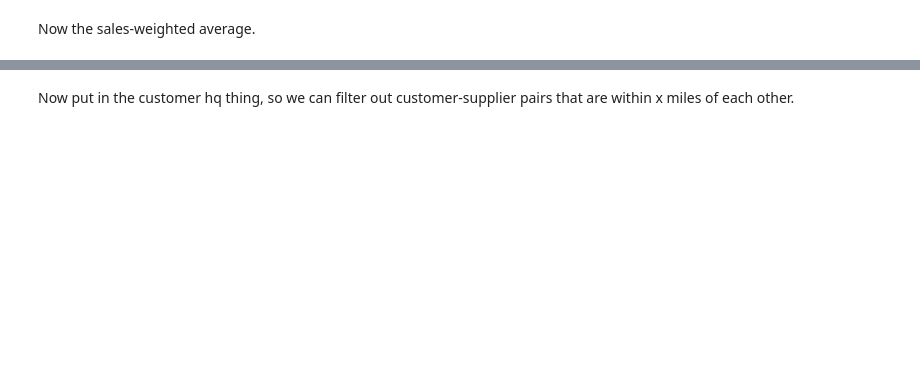
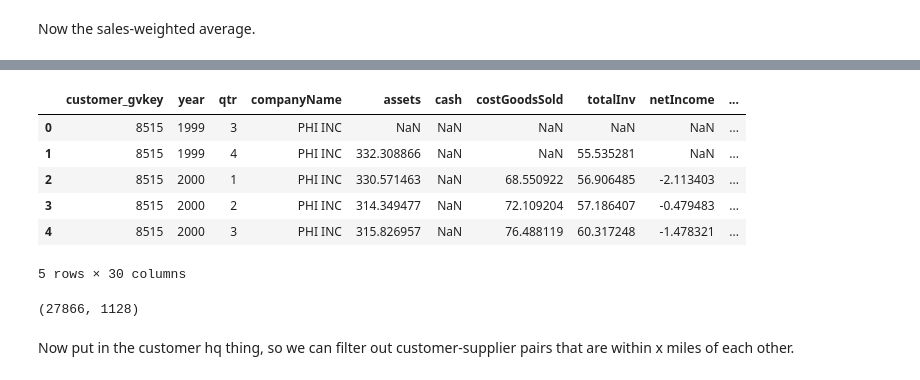
Before and after one commit to brianreed21/extremes, a Jupyter notebook: extremesCleaningCode/linkingExecute_indirect.ipynb, the cells around one changed output, grey strips where cells are left out. Saved outputs shown, nothing was run; the diff lists cells and outputs as text; code cells hidden in the pictures; blank space fills up the shorter version.

```diff
--- a/extremesCleaningCode/linkingExecute_indirect.ipynb
+++ b/extremesCleaningCode/linkingExecute_indirect.ipynb
@@ -803,0 +940,17 @@ largestSupplierWeather.to_csv("../../data/companyData/largestSupplierWeather.csv
+# %%
+changes = compustat = pd.read_csv("../../data/companyData/igData.csv").\
+    drop(columns = ['Unnamed: 0', 'datadate','curcdq','costat','add1','addzip','city','state',
+                   'fyearq','assetsLagged','datacqtr','datafqtr','fyr','DATE','address_line_1',
+                   'delete','latitude','longitude','zipcode','abi','ticker','company',
+                    'cstatCompanies','igCompanies']).\
+    rename(columns = {'gvkey': 'customer_gvkey'})
+
+changes.head()
+# %% [output]
+|  | customer_gvkey | year | qtr | companyName | assets | cash | costGoodsSold | totalInv | netIncome | ... |
+| 0 | 8515 | 1999 | 3 | PHI INC | NaN | NaN | NaN | NaN | NaN | ... |
+| 1 | 8515 | 1999 | 4 | PHI INC | 332.308866 | NaN | NaN | 55.535281 | NaN | ... |
+| 2 | 8515 | 2000 | 1 | PHI INC | 330.571463 | NaN | 68.550922 | 56.906485 | -2.113403 | ... |
+| 3 | 8515 | 2000 | 2 | PHI INC | 314.349477 | NaN | 72.109204 | 57.186407 | -0.479483 | ... |
+| 4 | 8515 | 2000 | 3 | PHI INC | 315.826957 | NaN | 76.488119 | 60.317248 | -1.478321 | ... |
+5 rows × 30 columns
@@ -803,0 +960,4 @@ largestSupplierWeather.to_csv("../../data/companyData/largestSupplierWeather.csv
+# %%
+allIndirect.shape
+# %% [output]
+(27866, 1128)
```
Also changed, not shown: parts of 52 cells of this notebook, 11 other files.
